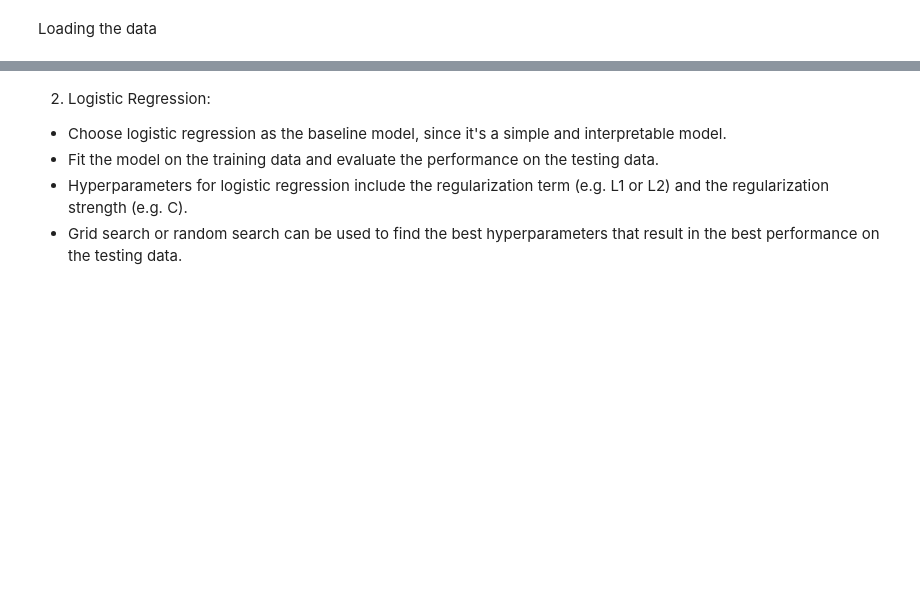
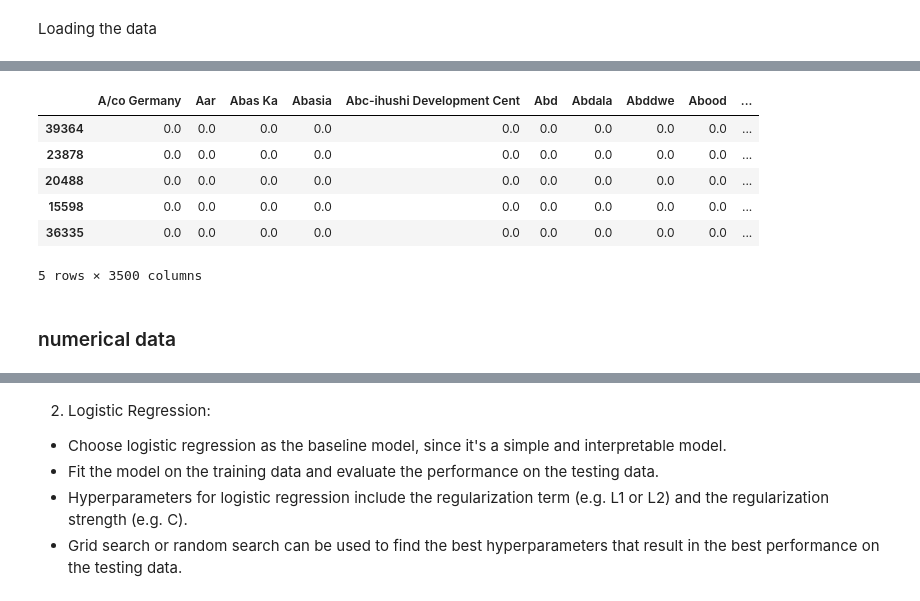
Before and after one commit to AmosMaru/Tanzania_water_pump_prediction, a Jupyter notebook: Modeling data.ipynb, the cells around one changed output, grey strips where cells are left out. Saved outputs shown, nothing was run; the diff lists cells and outputs as text; code cells hidden in the pictures; blank space fills up the shorter version.

```diff
--- a/Modeling data.ipynb
+++ b/Modeling data.ipynb
@@ -24,0 +177,21 @@ test_data = pd.read_csv('test_data.csv')
+# %%
+ohe = OneHotEncoder(handle_unknown="ignore", sparse=False)
+
+ohe.fit(X_train_categorical)
+
+X_train_ohe = pd.DataFrame(
+    ohe.transform(X_train_categorical),
+    index=X_train_categorical.index,
+    columns=np.hstack(ohe.categories_)
+)
+X_train_ohe.head()
+# %% [output]
+|  | A/co Germany | Aar | Abas Ka | Abasia | Abc-ihushi Development Cent | Abd | Abdala | Abddwe | Abood | ... |
+| 39364 | 0.0 | 0.0 | 0.0 | 0.0 | 0.0 | 0.0 | 0.0 | 0.0 | 0.0 | ... |
+| 23878 | 0.0 | 0.0 | 0.0 | 0.0 | 0.0 | 0.0 | 0.0 | 0.0 | 0.0 | ... |
+| 20488 | 0.0 | 0.0 | 0.0 | 0.0 | 0.0 | 0.0 | 0.0 | 0.0 | 0.0 | ... |
+| 15598 | 0.0 | 0.0 | 0.0 | 0.0 | 0.0 | 0.0 | 0.0 | 0.0 | 0.0 | ... |
+| 36335 | 0.0 | 0.0 | 0.0 | 0.0 | 0.0 | 0.0 | 0.0 | 0.0 | 0.0 | ... |
+5 rows × 3500 columns
+# %% [markdown]
+### numerical data
```
Also changed, not shown: parts of 31 cells of this notebook.
